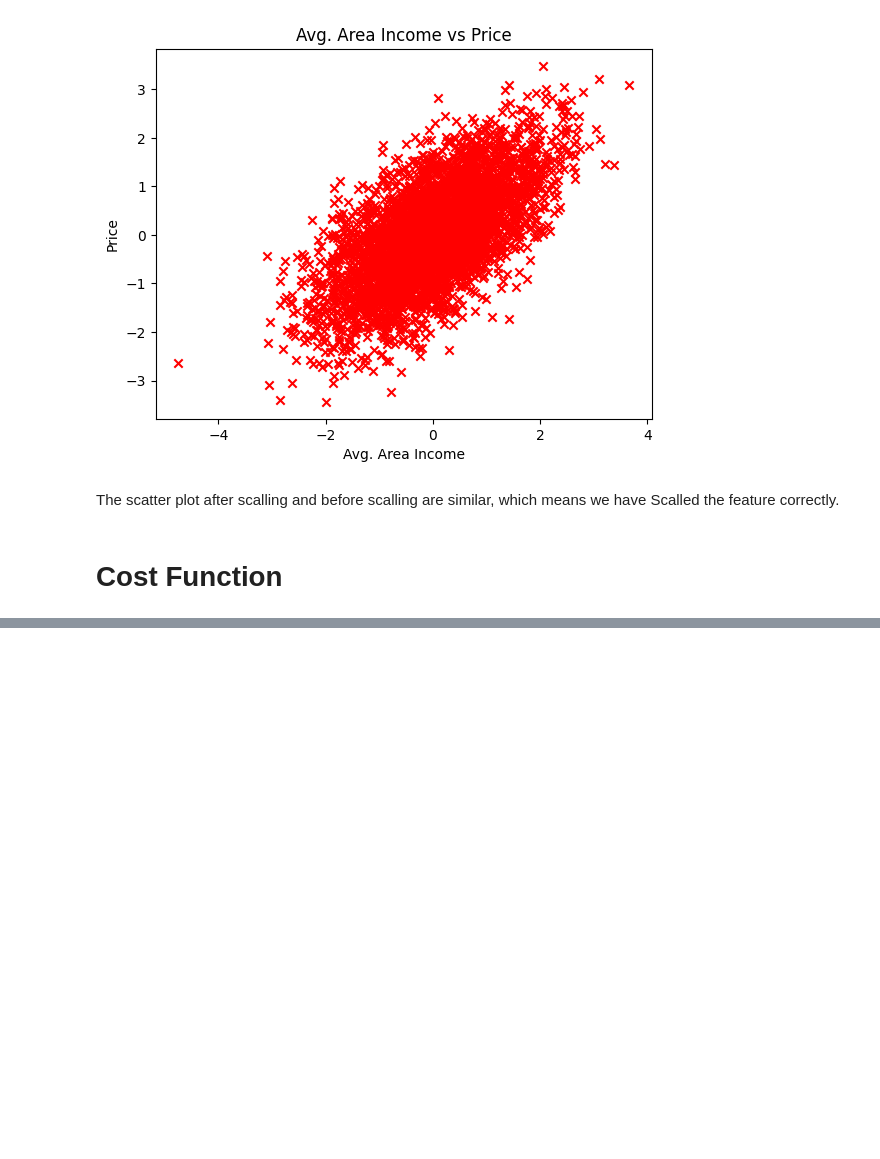
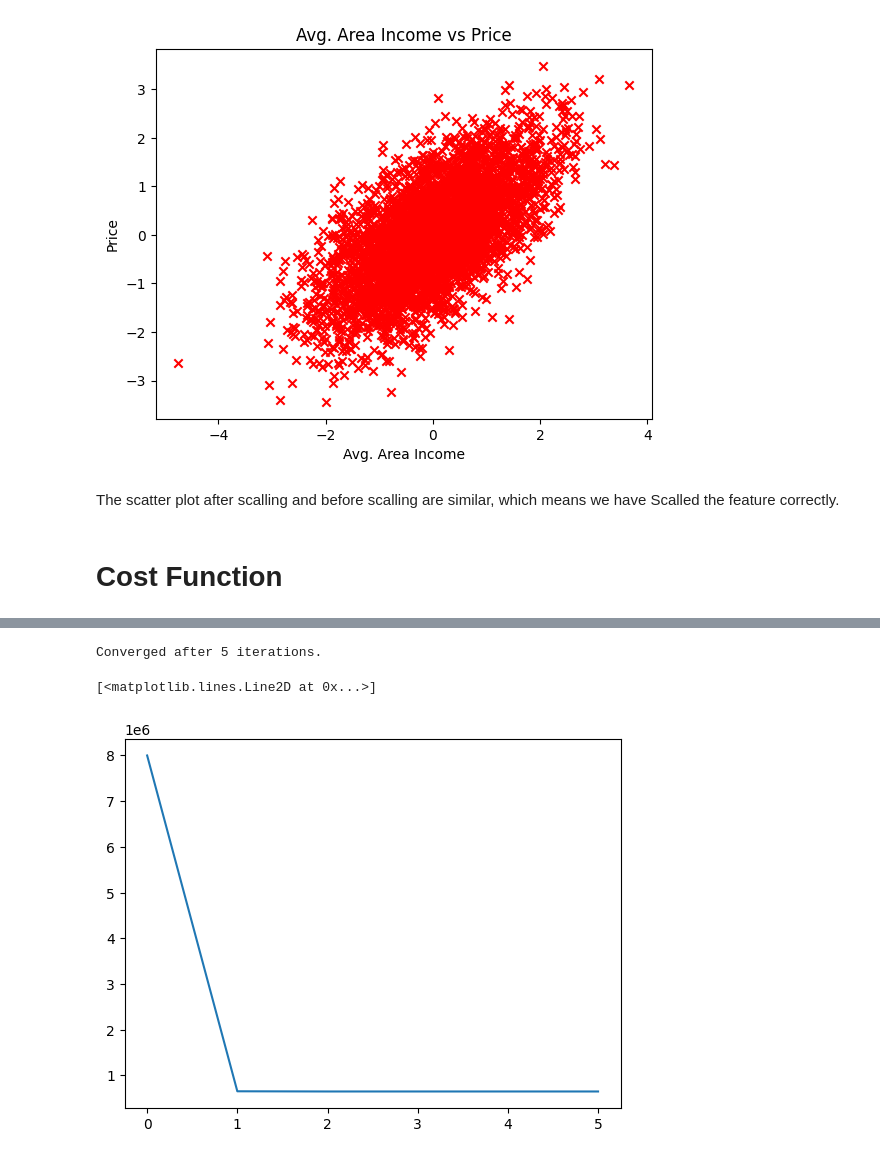
Before and after one commit to stuphy13/ReelEstate, a Jupyter notebook: ReelEstate.ipynb, the cells around one changed output, grey strips where cells are left out. Drawn from its saved outputs; the diff is of its cells as text; code cells hidden in the pictures; blank space fills up the shorter version.

Commit message:
gradient descent algorithm is implimented

```diff
--- a/ReelEstate.ipynb
+++ b/ReelEstate.ipynb
@@ -301,0 +306,17 @@ The scatter plot after scalling and before scalling are similar, which means we
+# %%
+# funtion to find cost function
+def find_cost(x_train, y_train, w, b):
+    """
+    Args:
+    x_train : matrix of shape (4000,4) # for our case
+    y_train : matrix of shape (4000,2) # for our case
+    w       : vactor of length 4       # for our case
+    b       : scalar
+    Returns:
+    The average squared difference between prediction and actual target variable
+    """
+    m = x_train.shape[0] #number of rows
+    f_wb = np.dot(x_train, w) + b  # out hypothesis function
+    cost = np.sum(np.square(f_wb - y_train)) # sum of squared difference
+    cost_avg = (1/2*m)*cost # avg. sum squared difference
+    return cost_avg
@@ -301,0 +327,8 @@ The scatter plot after scalling and before scalling are similar, which means we
+# %%
+# finding gradient of cost function requerd to update w and b
+def gradient(x_train,y_train,w,b):
+    m = x.train.shape[0]
+    f = np.dot(x_train,w) + b - y_train #error vector
+    dj_dw = (1/m) * np.dot(f, x_train) # gradient WRT w
+    dj_db = (1/m) * np.sum(f) # gradient WRT b
+    return dj_dw, dj_db
@@ -301,0 +387,7 @@ The scatter plot after scalling and before scalling are similar, which means we
+# %%
+w = np.zeros(4).reshape(-1,1)
+b = 0
+alpha = 1
+iterations  = 4000
+tolerance = 0.001
+print(gradient_descent(X_scaled, Y_scaled, w, b, alpha, iterations, tolerance))
@@ -301,0 +400,6 @@ The scatter plot after scalling and before scalling are similar, which means we
+# %%
+plt.plot(gradient_descent(X_scaled, Y_scaled, w, b, alpha, iterations, tolerance)[2], )
+# %% [output]
+Converged after 5 iterations.
+[<matplotlib.lines.Line2D at 0x...>]
+[figure, added]
```
Also changed, not shown: parts of 10 cells of this notebook.
